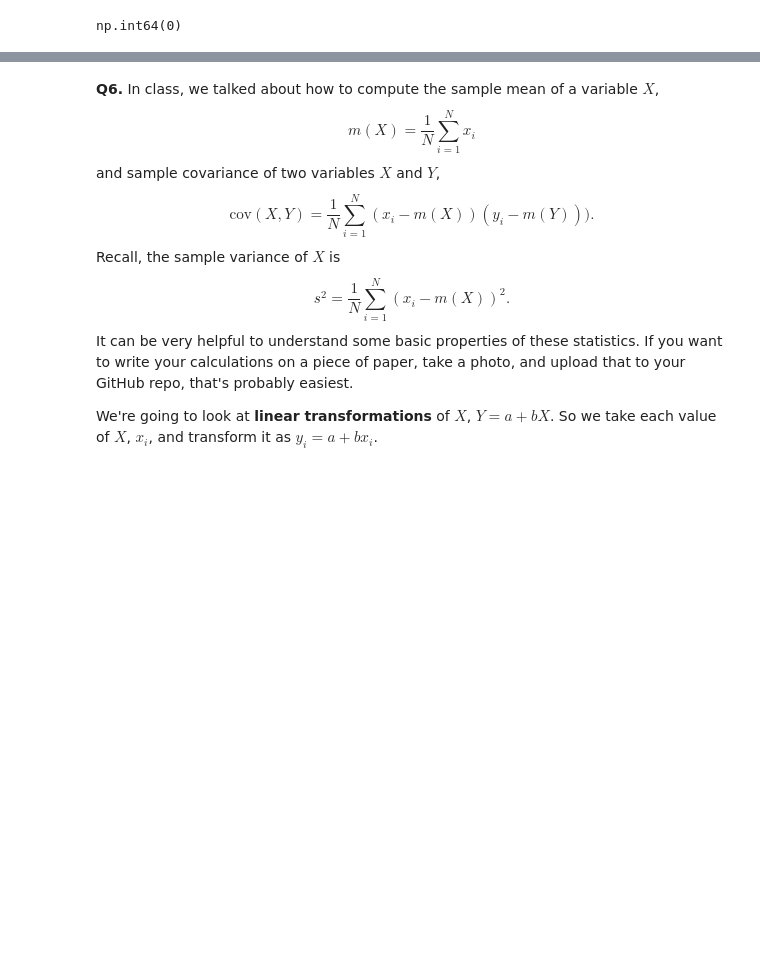
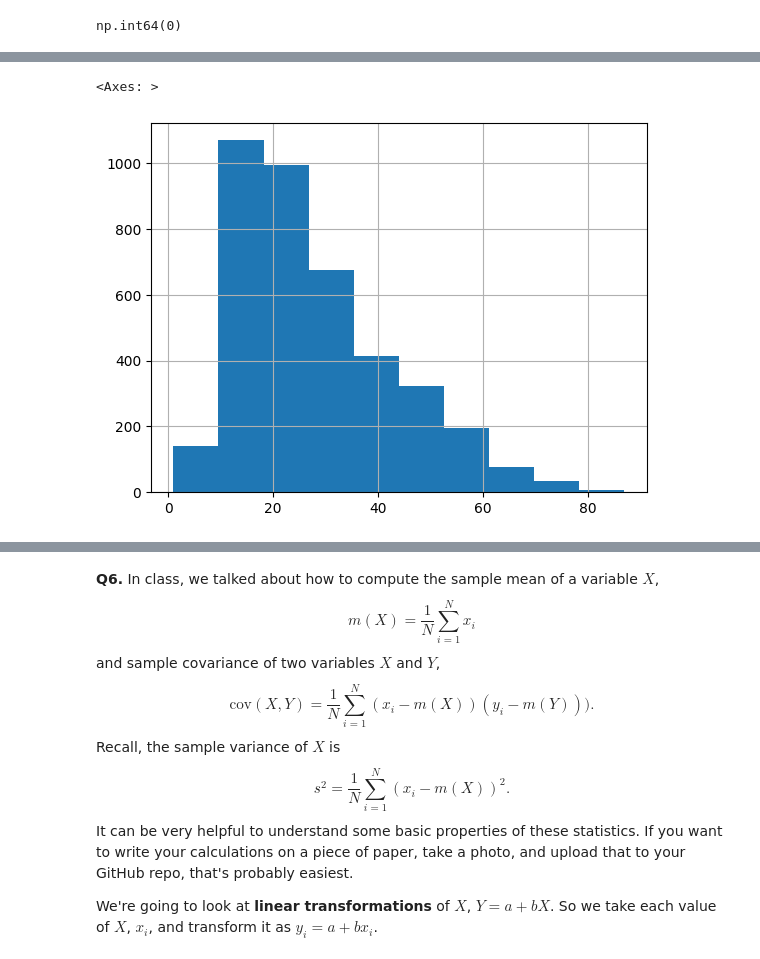
Before and after one commit to ericline1/undergrad_ml_assignments, a Jupyter notebook: 01_assignment_wrangling_and_eda.ipynb, the cells around one changed output, grey strips where cells are left out. Cells and saved outputs as stored; diff of their text form; code cells hidden in the pictures; blank space fills up the shorter version.

```diff
--- a/01_assignment_wrangling_and_eda.ipynb
+++ b/01_assignment_wrangling_and_eda.ipynb
@@ -107,0 +108,10 @@ np.int64(0)
+# %%
+import pandas as pd
+
+df = pd.read_excel("/content/GSAF5.xls")
+
+df = df.dropna(axis=1, how="all")
+
+df = df.loc[:, ~df.columns.str.contains("^Unnamed")]
+
+df.columns
@@ -107,0 +124,6 @@ np.int64(0)
+# %%
+df['Year'].head()
+
+df["Year"] = df["Year"].astype("Int64")
+
+df["Year"].value_counts().sort_index()
@@ -107,0 +166,9 @@ np.int64(0)
+# %%
+df['Age']
+
+df["Age_clean"] = pd.to_numeric(df["Age"], errors="coerce").astype("Int64")
+
+df["Age_clean"].dropna().hist()
+# %% [output]
+<Axes: >
+[figure, added]
```
Also changed, not shown: parts of 27 cells of this notebook.
